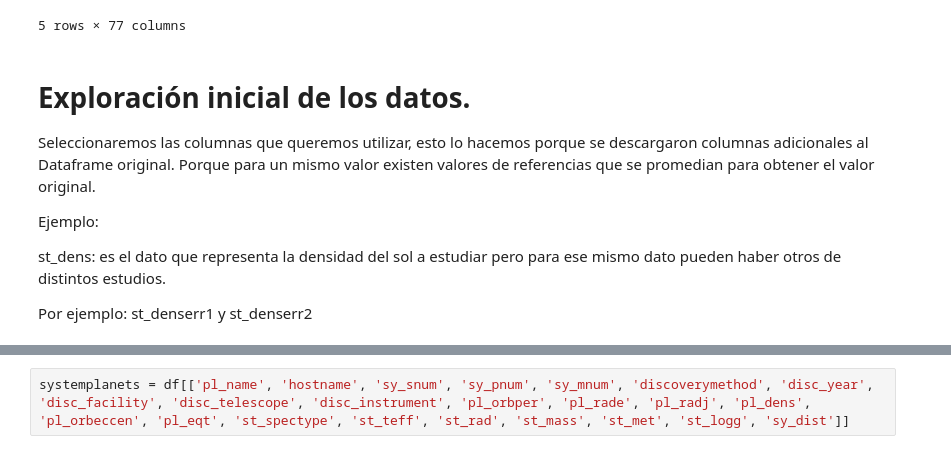
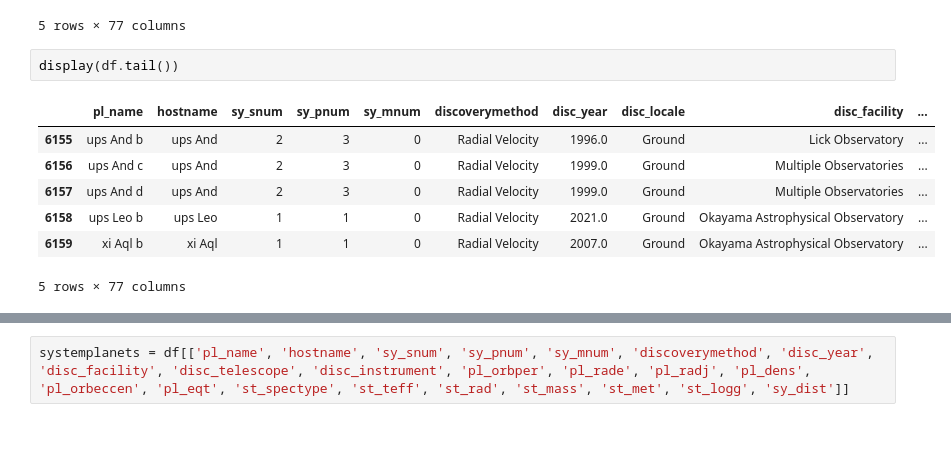
Before and after one commit to DAGP1145/Mineriadedatos, a Jupyter notebook: Mineria_De_Datos.ipynb, the cells around one changed output, grey strips where cells are left out. Saved outputs shown, nothing was run; the diff lists cells and outputs as text.

```diff
--- a/Mineria_De_Datos.ipynb
+++ b/Mineria_De_Datos.ipynb
@@ -77,15 +81,13 @@ display(df.head())
 | 3 | 14 Her b | 14 Her | 1 | 2 | 0 | Radial Velocity | 2002.0 | Ground | W. M. Keck Observatory | ... |
 | 4 | 16 Cyg B b | 16 Cyg B | 3 | 1 | 0 | Radial Velocity | 1996.0 | Ground | Multiple Observatories | ... |
 5 rows × 77 columns
-# %% [markdown]
-# Exploración inicial de los datos.
-Seleccionaremos las columnas que queremos utilizar, esto lo hacemos porque se descargaron columnas adicionales
-al Dataframe original. Porque para un mismo valor existen valores de referencias que se promedian para obtener el valor original.
-
-Ejemplo:
-
-st_dens: es el dato que representa la densidad del sol a estudiar pero para ese mismo dato pueden haber otros de distintos estudios.
-
-Por ejemplo:
-st_denserr1 y
-st_denserr2
+# %%
+display(df.tail())
+# %% [output]
+|  | pl_name | hostname | sy_snum | sy_pnum | sy_mnum | discoverymethod | disc_year | disc_locale | disc_facility | ... |
+| 6155 | ups And b | ups And | 2 | 3 | 0 | Radial Velocity | 1996.0 | Ground | Lick Observatory | ... |
+| 6156 | ups And c | ups And | 2 | 3 | 0 | Radial Velocity | 1999.0 | Ground | Multiple Observatories | ... |
+| 6157 | ups And d | ups And | 2 | 3 | 0 | Radial Velocity | 1999.0 | Ground | Multiple Observatories | ... |
+| 6158 | ups Leo b | ups Leo | 1 | 1 | 0 | Radial Velocity | 2021.0 | Ground | Okayama Astrophysical Observatory | ... |
+| 6159 | xi Aql b | xi Aql | 1 | 1 | 0 | Radial Velocity | 2007.0 | Ground | Okayama Astrophysical Observatory | ... |
+5 rows × 77 columns
```
Also changed, not shown: parts of 12 cells of this notebook.
